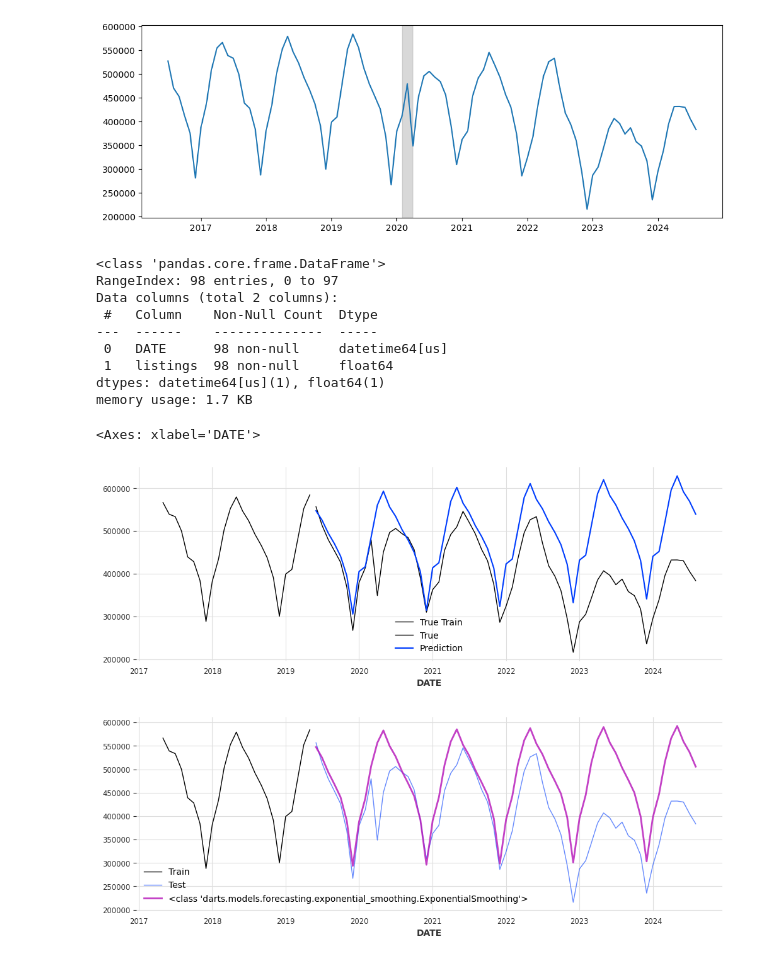
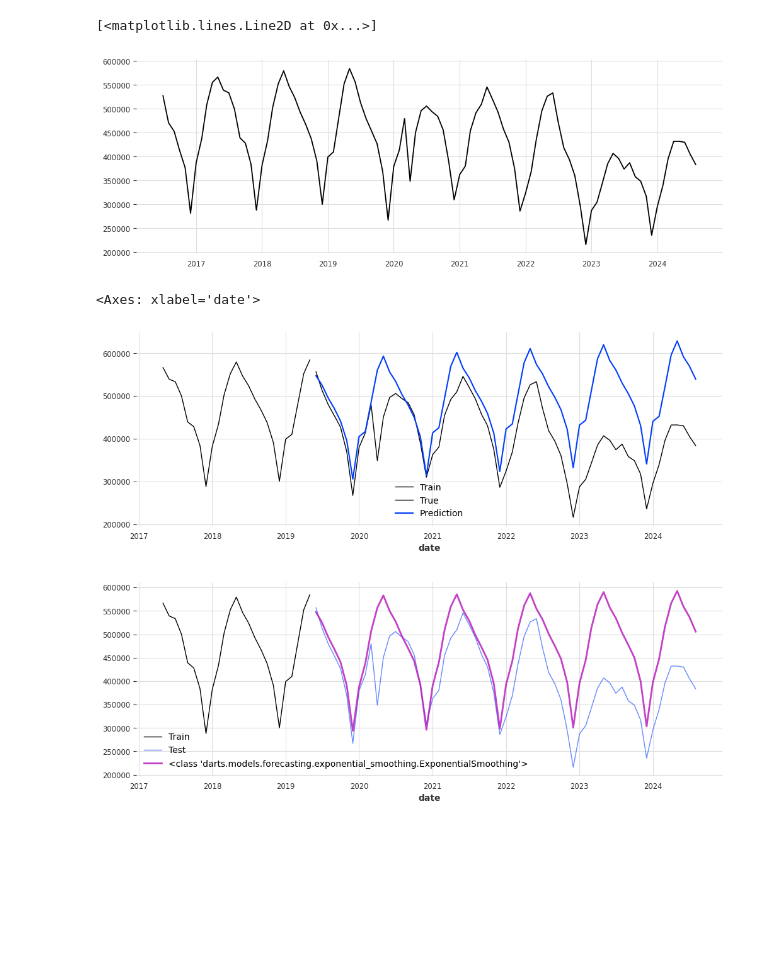
Before and after one commit to Jordanbarker/housing-analysis, a Jupyter notebook: modeling.ipynb, the cells around one changed output. Saved outputs shown, nothing was run; the diff lists cells and outputs as text; code cells hidden in the pictures; blank space fills up the shorter version.

```diff
--- a/modeling.ipynb
+++ b/modeling.ipynb
@@ -2,22 +2,18 @@
 import pandas as pd
 import matplotlib.pyplot as plt
 import matplotlib.colors as mcolors
+from datasets import HousingDatasets
 
 color_list = list(mcolors.TABLEAU_COLORS.keys())
 plt.rcParams["figure.figsize"] = (12, 4)
 
-recessions = pd.read_excel('data/List_of_recessions_in_the_United_States.xlsx')
-recessions['Start'] = pd.to_datetime(recessions['Start'])
-recessions['End'] = pd.to_datetime(recessions['End'])
-# display(recessions.tail())
+def plot_recessions(df):
+    # Adding shaded regions for where the recession is
+    for _, row in recessions.iterrows():
+        if row['End'] > df['date'].min():
+            plt.axvspan(row['Start'], row['End'], color='gray', alpha=0.3)
 
-new_listings = pd.read_csv('data/NEWLISCOUUS.csv')
-new_listings.rename(columns={"NEWLISCOUUS":'listings'}, inplace=True)
-new_listings['DATE'] = new_listings['DATE'].astype('datetime64[us]')
-plt.plot(new_listings.DATE, new_listings.listings)
-
-# Adding shaded regions
-for _, row in recessions.iterrows():
-    if row['End'] > new_listings['DATE'].min():
-        plt.axvspan(row['Start'], row['End'], color='gray', alpha=0.3)
+datasets = HousingDatasets()
+recessions = datasets.load_recessions()
+display(recessions.tail())
 # %% [output]
@@ -24,16 +26,5 @@ for _, row in recessions.iterrows():
+[<matplotlib.lines.Line2D at 0x...>]
-[figure, old version]
+[figure, new version]
-# %%
-new_listings.info()
-# %% [output]
-<class 'pandas.core.frame.DataFrame'>
-RangeIndex: 98 entries, 0 to 97
-Data columns (total 2 columns):
- #   Column    Non-Null Count  Dtype
----  ------    --------------  -----
- 0   DATE      98 non-null     datetime64[us]
- 1   listings  98 non-null     float64
-dtypes: datetime64[us](1), float64(1)
-memory usage: 1.7 KB
 # %%
 from darts import TimeSeries, concatenate
 from darts.utils.utils import ModelMode
@@ -44,6 +36,9 @@ from darts.dataprocessing.transformers import Scaler, Diff
 from darts.models import *
 # %%
-series = TimeSeries.from_dataframe(new_listings, time_col='DATE')
+new_listings = datasets.load_new_listings()
+# plt.plot(new_listings.date, new_listings.value)
+
+series = TimeSeries.from_dataframe(new_listings, time_col='date')
 _, series = series.split_before(pd.Timestamp('2017-05-01'))
 train, test = series.split_after(pd.Timestamp('2019-05-01'))
 
@@ -57,14 +52,12 @@ drift_forecast = drift_model.predict(len(test))
 
 combined_forecast = drift_forecast + seasonal_forecast - train.last_value()
 
-train.plot(label='True Train', linewidth=1, color='black')
+train.plot(label='Train', linewidth=1, color='black')
 test.plot(label='True', linewidth=1, alpha=1)
-# seasonal_forecast.plot(label="naive forecast", linewidth=1, alpha=0.3)
-# drift_forecast.plot(label="drift", linewidth=1, alpha=0.3)
 combined_forecast.plot(label="Prediction", linewidth=1.5)
 # %% [output]
-<Axes: xlabel='DATE'>
+<Axes: xlabel='date'>
-[figure, old version]
+[figure, new version]
 # %%
 model = ExponentialSmoothing(seasonal_periods=12)
 model.fit(train)
```
Also changed, not shown: parts of 9 cells of this notebook.
